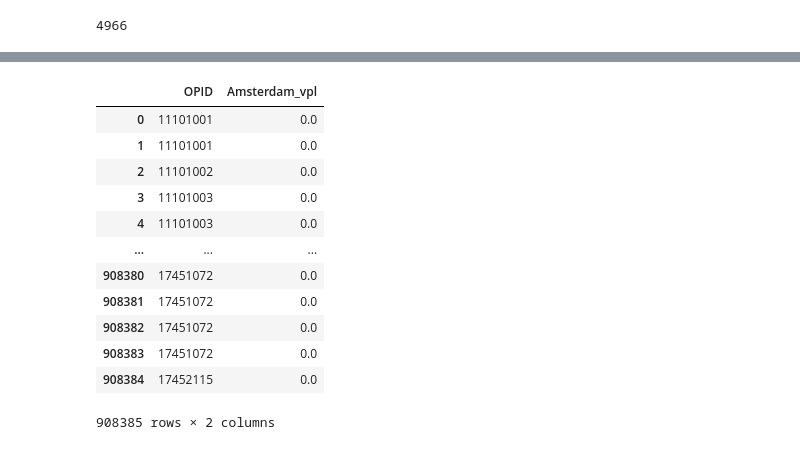
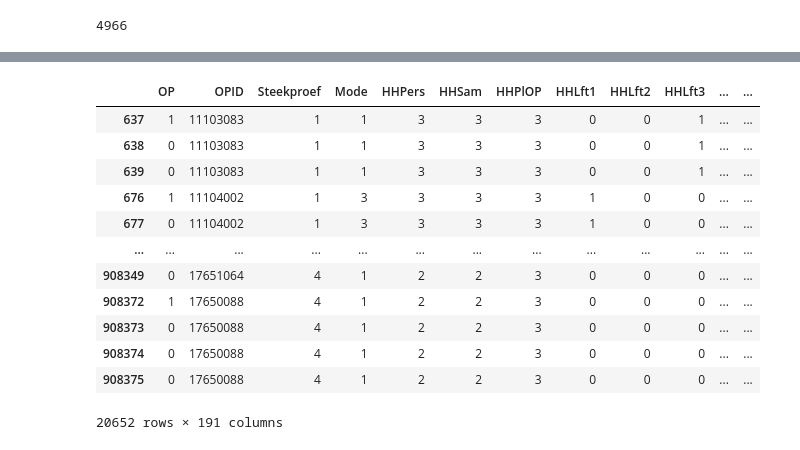
Before and after one commit to Jullian-v-k/Project-Parking-Behaviour-Amsterdam, a Jupyter notebook: Schedules_filtering/Ovin_schedules.ipynb, the cells around one changed output, grey strips where cells are left out. Cells and saved outputs as stored; diff of their text form; code cells hidden in the pictures.

```diff
--- a/Schedules_filtering/Ovin_schedules.ipynb
+++ b/Schedules_filtering/Ovin_schedules.ipynb
@@ -37,7 +56,7 @@ def Amsterdam_trip(ovin):
 def Car_trip(ovin):
     # add column with postal code area of a person's home
     #ovin['WoonPC'] = np.where(((ovin['Vertrekp']==int(1)) &  (ovin['VerplNr']==int(1))), ovin['VertPC'], np.NaN)
-    ovin['car_trip'] = np.where((ovin['RVm']== '6'),1,np.NaN)
+    ovin['car_trip'] = np.where((ovin['RVm']== 6),1,np.NaN)
     # persons with same id have same home
     ovin['car_trip'] = ovin[['OPID','car_trip']].groupby('OPID').ffill()
     ovin['car_trip'] = ovin[['OPID','car_trip']].groupby('OPID').bfill()
@@ -76,3 +72,20 @@ temp = thuislocatie(temp)
+# %%
+def Amsterdam_treinstation(ovin):
+    ovin['Amsterdam_vertrekstation'] = np.where(((ovin['RVertStat'] >= 234) & (ovin['RVertStat'] <= 243))|(ovin['RVertStat'] == 250)|(ovin['RVertStat'] == 519)|(ovin['RVertStat'] == 602),ovin['RVertStat'],999)
+    #ovin['Amsterdam_vertrekstation'] = ovin['Amsterdam_vertrekstation'].fillna(999)
+    ovin['Amsterdam_aankomststation'] = np.where(((ovin['RAankStat'] >= 234) & (ovin['RAankStat'] <= 243))|(ovin['RAankStat'] == 250)|(ovin['RAankStat'] == 519)|(ovin['RAankStat'] == 602),ovin['RAankStat'],999)
+    #ovin['Amsterdam_aankomststation'] = ovin['Amsterdam_aankomststation'].fillna(999)
+    return ovin
+# %%
+temp = Amsterdam_trip(ovin)
+temp = Car_trip(temp)
+temp = thuislocatie(temp)
+temp = Amsterdam_treinstation(temp)
+
+temp['RVertStat'] = temp['RVertStat'].fillna(999)
+temp['RVertStat'] = temp['RVertStat'].astype(int)
+temp['RAankStat'] = temp['RAankStat'].fillna(999)
+temp['RAankStat'] = temp['RAankStat'].astype(int)
 # %%
 l = temp[temp['Amsterdam_vpl']==1]
 print(len(l['OPID'].unique())) # aantal individuen die een verplaatsing in Amsterdam heeft gemaakt.
@@ -82,7 +95,7 @@ len(l['OPID'].unique()) #aantal individuen die met de auto een verplaatsing in A
 15514
 4966
 # %%
-Filtered_ovin = temp[((temp['Amsterdam_vpl']== 1) & (temp['car_trip']== 1))]
+Filtered_ovin = temp[((temp['Amsterdam_vpl']== 1) & (temp['car_trip']== 1))].copy()
 PC4_Amsterdam = np.where(Filtered_ovin['BuurtAdam'] != 0,Filtered_ovin['home'],0)
 PC4_Amsterdam = np.unique(PC4_Amsterdam)
 
@@ -90,18 +103,24 @@ PC4_Amsterdam = np.unique(PC4_Amsterdam)
 count_AankPC = Filtered_ovin.groupby('AankPC').OPID.nunique()[PC4_Amsterdam]
 count_VertPC = Filtered_ovin.groupby('VertPC').OPID.nunique()[PC4_Amsterdam]
 count_BuurtAdam = Filtered_ovin.groupby('BuurtAdam').OPID.nunique()
+count_Aankomststation = Filtered_ovin.groupby('Amsterdam_aankomststation').OPID.nunique()
+count_Vertrekstation = Filtered_ovin.groupby('Amsterdam_vertrekstation').OPID.nunique()
 
 # Filter the counts on amsterdam PC
 #count_AankPC
 #count_BuurtAdam
 #count_AankPC
+#count_Aankomststation
+#count_Vertrekstation
 #PC4_Amsterdam
 #Filtered_ovin.groupby('AankPC').OPID.nunique()
 
 #print(Filtered_ovin['AankPC'].value_counts())
 #print(Filtered_ovin['BuurtAdam'].value_counts())
 
-count_AankPC.to_csv(r'C:\Users\jullian\Desktop\Jullian\Jullian\Data\SimPark\Jullian\Untitled Folder\AankPC_count.csv')
-count_VertPC.to_csv(r'C:\Users\jullian\Desktop\Jullian\Jullian\Data\SimPark\Jullian\Untitled Folder\VertPC_count.csv')
-count_BuurtAdam.to_csv(r'C:\Users\jullian\Desktop\Jullian\Jullian\Data\SimPark\Jullian\Untitled Folder\BuurtAdam_count.csv')
-#Filtered_ovin.to_csv(r'C:\Users\jullian\Desktop\Jullian\Jullian\Data\SimPark\Jullian\Untitled Folder\Filtered_ovin.csv')
+#count_AankPC.to_csv(r'C:\Users\jullian\Desktop\Jullian\Jullian\Data\SimPark\Jullian\Schedules_filtering\AankPC_count.csv')
+#count_VertPC.to_csv(r'C:\Users\jullian\Desktop\Jullian\Jullian\Data\SimPark\Jullian\Schedules_filtering\VertPC_count.csv')
+#count_BuurtAdam.to_csv(r'C:\Users\jullian\Desktop\Jullian\Jullian\Data\SimPark\Jullian\Schedules_filtering\BuurtAdam_count.csv')
+#count_Aankomststation.to_csv(r'C:\Users\jullian\Desktop\Jullian\Jullian\Data\SimPark\Jullian\Schedules_filtering\Aankomststation_count.csv')
+#count_Vertrekstation.to_csv(r'C:\Users\jullian\Desktop\Jullian\Jullian\Data\SimPark\Jullian\Schedules_filtering\Vertrekstation_count.csv')
+#Filtered_ovin.to_csv(r'C:\Users\jullian\Desktop\Jullian\Jullian\Data\SimPark\Jullian\Schedules_filtering\Filtered_ovin.csv')
@@ -128,17 +127,21 @@ array(['1423', '1464', '1069', 0, '1034', '1013', '1032', '1107', '1962',
-# %%
-#pd.crosstab(Filtered_ovin['VertGem'],Filtered_ovin['AankGem'])
-ovin[['OPID','Amsterdam_vpl']]
-# %% [output]
-|  | OPID | Amsterdam_vpl |
-| 0 | 11101001 | 0.0 |
-| 1 | 11101001 | 0.0 |
-| 2 | 11101002 | 0.0 |
-| 3 | 11101003 | 0.0 |
-| 4 | 11101003 | 0.0 |
-| ... | ... | ... |
-| 908380 | 17451072 | 0.0 |
-| 908381 | 17451072 | 0.0 |
-| 908382 | 17451072 | 0.0 |
-| 908383 | 17451072 | 0.0 |
-| 908384 | 17452115 | 0.0 |
-908385 rows × 2 columns
+# %%
+Filtered_ovin['AantRit'] = Filtered_ovin['AantRit'].astype(int)
+Filtered_ovin['AantVpl'] = Filtered_ovin['AantVpl'].astype(int)
+
+Filtered_ovin['vpl_weight'] = (1/Filtered_ovin['AantRit'])
+Filtered_ovin['OPID_weight'] = (1/Filtered_ovin['AantVpl'])
+Filtered_ovin
+# %% [output]
+|  | OP | OPID | Steekproef | Mode | HHPers | HHSam | HHPlOP | HHLft1 | HHLft2 | HHLft3 | ... | ... |
+| 637 | 1 | 11103083 | 1 | 1 | 3 | 3 | 3 | 0 | 0 | 1 | ... | ... |
+| 638 | 0 | 11103083 | 1 | 1 | 3 | 3 | 3 | 0 | 0 | 1 | ... | ... |
+| 639 | 0 | 11103083 | 1 | 1 | 3 | 3 | 3 | 0 | 0 | 1 | ... | ... |
+| 676 | 1 | 11104002 | 1 | 3 | 3 | 3 | 3 | 1 | 0 | 0 | ... | ... |
+| 677 | 0 | 11104002 | 1 | 3 | 3 | 3 | 3 | 1 | 0 | 0 | ... | ... |
+| ... | ... | ... | ... | ... | ... | ... | ... | ... | ... | ... | ... | ... |
+| 908349 | 0 | 17651064 | 4 | 1 | 2 | 2 | 3 | 0 | 0 | 0 | ... | ... |
+| 908372 | 1 | 17650088 | 4 | 1 | 2 | 2 | 3 | 0 | 0 | 0 | ... | ... |
+| 908373 | 0 | 17650088 | 4 | 1 | 2 | 2 | 3 | 0 | 0 | 0 | ... | ... |
+| 908374 | 0 | 17650088 | 4 | 1 | 2 | 2 | 3 | 0 | 0 | 0 | ... | ... |
+| 908375 | 0 | 17650088 | 4 | 1 | 2 | 2 | 3 | 0 | 0 | 0 | ... | ... |
+20652 rows × 191 columns
```
Also changed, not shown: parts of 15 cells of this notebook, 8 other files.
